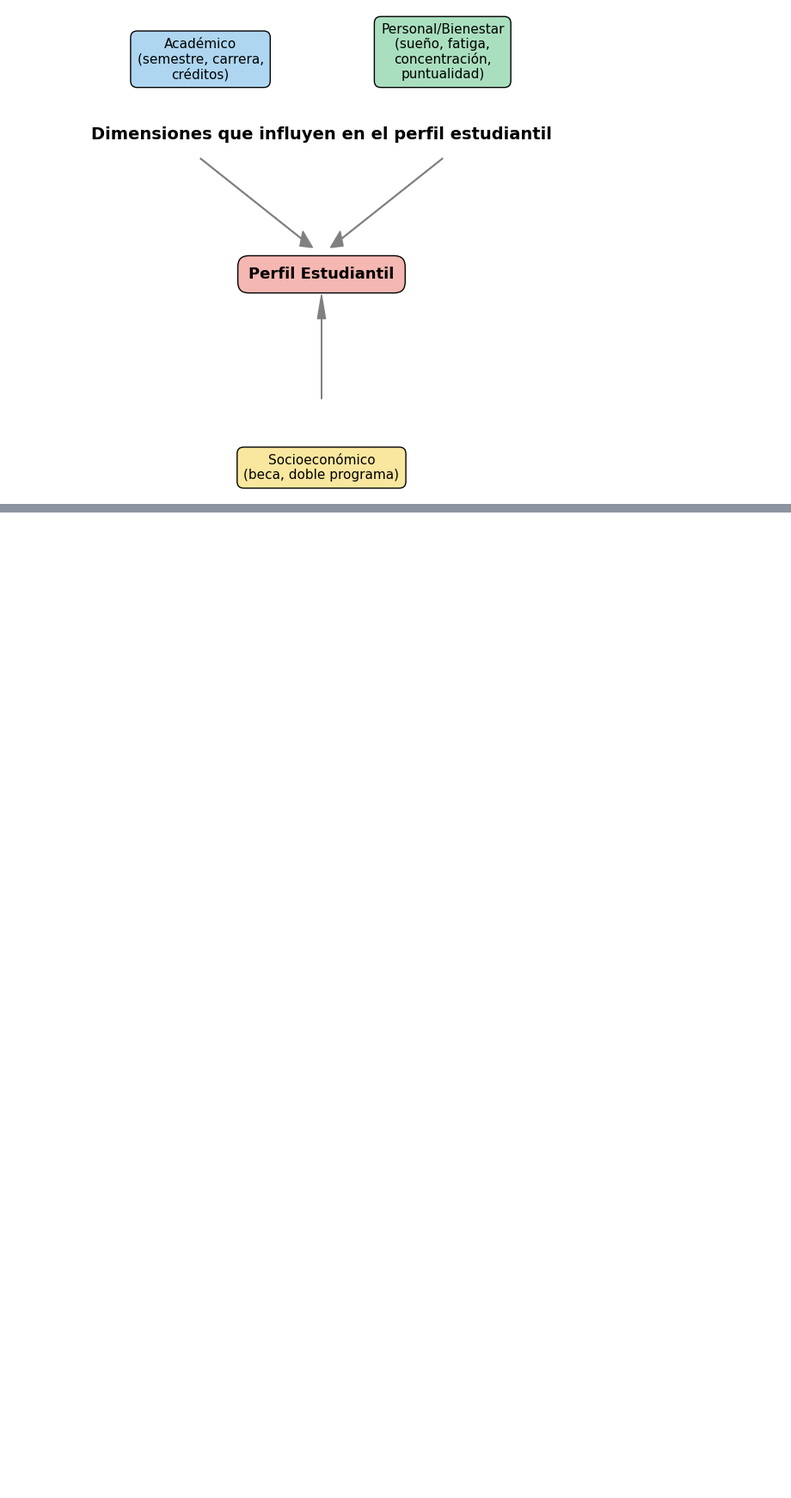
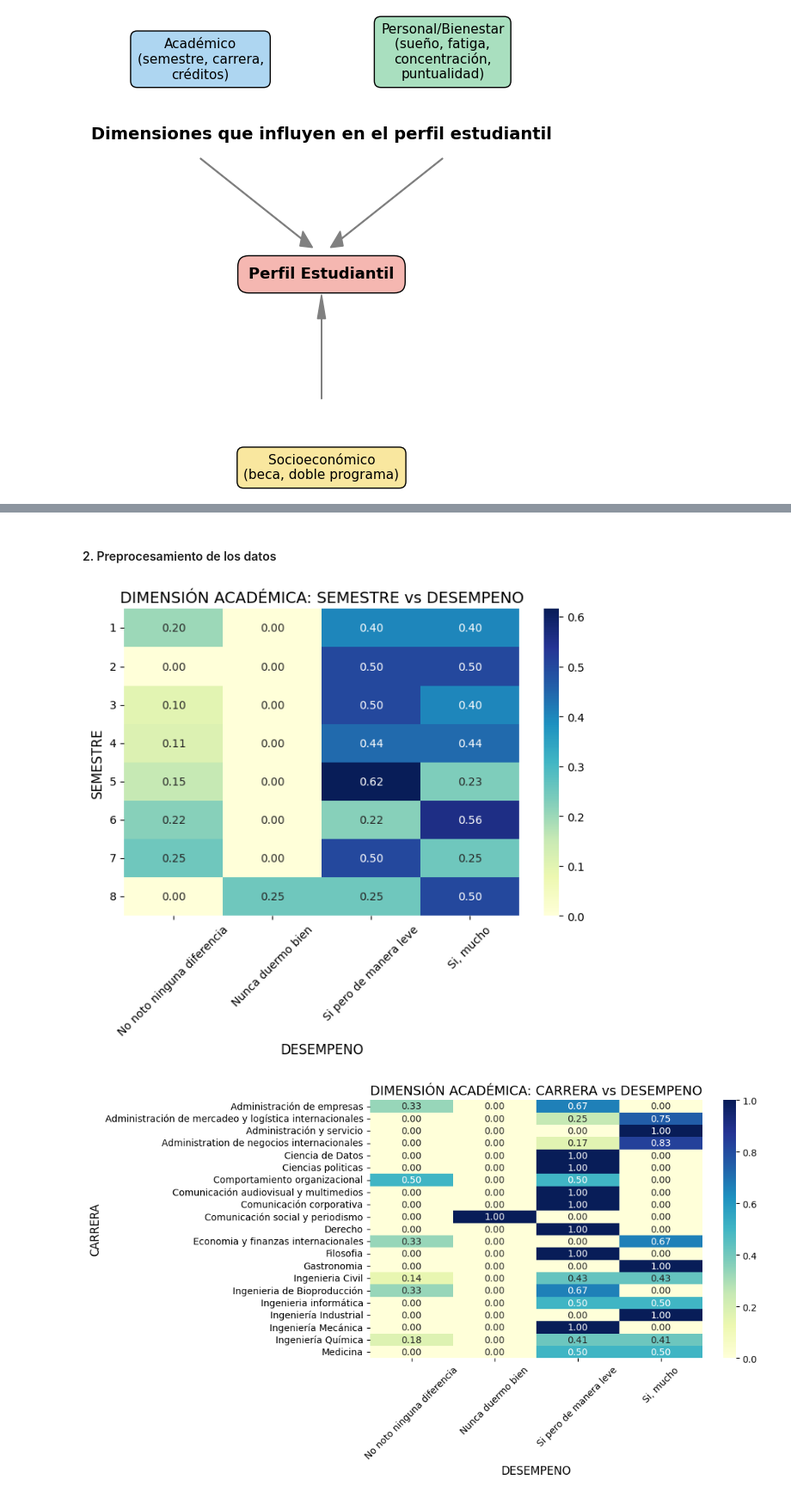
Before and after one commit to AndreSosa21/MCA, a Jupyter notebook: MCA.ipynb, the cells around one changed output, grey strips where cells are left out. Shown at 86% size. Saved outputs shown, nothing was run; the diff lists cells and outputs as text; code cells hidden in the pictures; blank space fills up the shorter version.

```diff
--- a/MCA.ipynb
+++ b/MCA.ipynb
@@ -81,0 +104,4 @@ plt.show()
+# %%
+import pandas as pd
+df = pd.read_csv("habitos_estudiantes.csv", sep=";")
+df.head()
@@ -81,0 +115,36 @@ plt.show()
+# %% [markdown]
+#### 2. Preprocesamiento de los datos
+# %%
+import matplotlib.pyplot as plt
+import seaborn as sns
+
+
+# Re-definir las variables por dimensión con nombres en mayúsculas
+ACADEMICAS = ['SEMESTRE', 'CARRERA', 'CREDITOS', 'RETIRO']
+PERSONALES = ['HORAS', 'SLEEP', 'CONCENTRACION', 'PUNTUALIDAD', 'FATIGA', 'CALIDAD']
+SOCIOECO   = ['BECA', 'DOBLECARRERA', 'ACTIVIDADES', 'GENERO']
+
+# Función para graficar heatmaps de contingencia
+def plot_heatmaps(vars_list, target="DESEMPENO", title=""):
+    for col in vars_list:
+        tabla = pd.crosstab(df[col], df[target], normalize="index")
+        plt.figure(figsize=(8,5))
+        sns.heatmap(tabla, annot=True, fmt=".2f", cmap="YlGnBu")
+        plt.title(f"{title}: {col} vs {target}", fontsize=14)
+        plt.ylabel(col, fontsize=12)
+        plt.xlabel(target, fontsize=12)
+        plt.xticks(rotation=45)
+        plt.yticks(rotation=0)
+        plt.show()
+
+# Académicas
+plot_heatmaps(ACADEMICAS, target="DESEMPENO", title="DIMENSIÓN ACADÉMICA")
+
+# Personales / Bienestar
+plot_heatmaps(PERSONALES, target="DESEMPENO", title="DIMENSIÓN PERSONAL / BIENESTAR")
+
+# Socioeconómicas
+plot_heatmaps(SOCIOECO, target="DESEMPENO", title="DIMENSIÓN SOCIOECONÓMICA")
+# %% [output]
+[figure, added]
+[figure, added]
```
Also changed, not shown: parts of 4 cells of this notebook, 1 other file.
